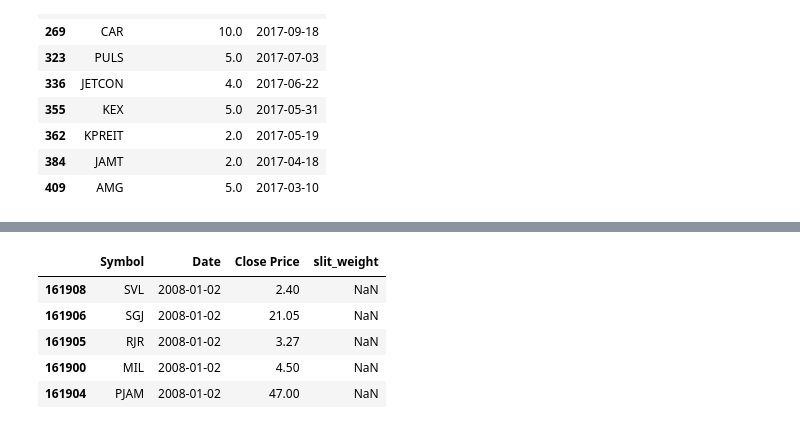
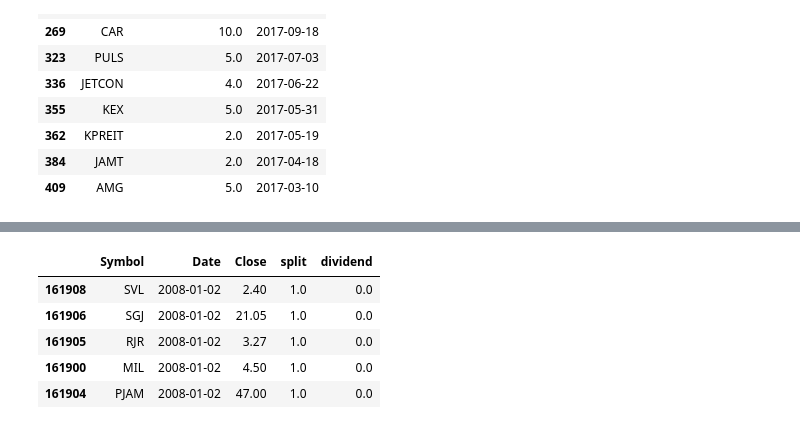
Before and after one commit to romwhyte/jsestockanalysis, a Jupyter notebook: stock analysis.ipynb, the cells around one changed output, grey strips where cells are left out. Drawn from its saved outputs; the diff is of its cells as text; code cells hidden in the pictures.

Commit message:
Added split adjustment'

```diff
--- a/stock analysis.ipynb
+++ b/stock analysis.ipynb
@@ -53,0 +64,3 @@ df_split.head()
+# %%
+frame = frame.rename(columns={'Close Price': 'Close'})
+frame.head()
@@ -116,14 +164,15 @@ df_split
 # %%
 #Fix the stock Split Issues
-frame['slit_weight'] = np.nan
+frame['split'] = 1.0#np.nan
+frame['dividend'] = 0.00 #np.nan
 frame.head()
 # %% [output]
-|  | Symbol | Date | Close Price | slit_weight |
-| 161908 | SVL | 2008-01-02 | 2.40 | NaN |
-| 161906 | SGJ | 2008-01-02 | 21.05 | NaN |
-| 161905 | RJR | 2008-01-02 | 3.27 | NaN |
-| 161900 | MIL | 2008-01-02 | 4.50 | NaN |
-| 161904 | PJAM | 2008-01-02 | 47.00 | NaN |
+|  | Symbol | Date | Close | split | dividend |
+| 161908 | SVL | 2008-01-02 | 2.40 | 1.0 | 0.0 |
+| 161906 | SGJ | 2008-01-02 | 21.05 | 1.0 | 0.0 |
+| 161905 | RJR | 2008-01-02 | 3.27 | 1.0 | 0.0 |
+| 161900 | MIL | 2008-01-02 | 4.50 | 1.0 | 0.0 |
+| 161904 | PJAM | 2008-01-02 | 47.00 | 1.0 | 0.0 |
 # %%
 #Remove Duplicated stock price
 frame = frame.drop_duplicates(subset = ["Symbol","Date"], keep=False)
```
Also changed, not shown: parts of 33 cells of this notebook.
